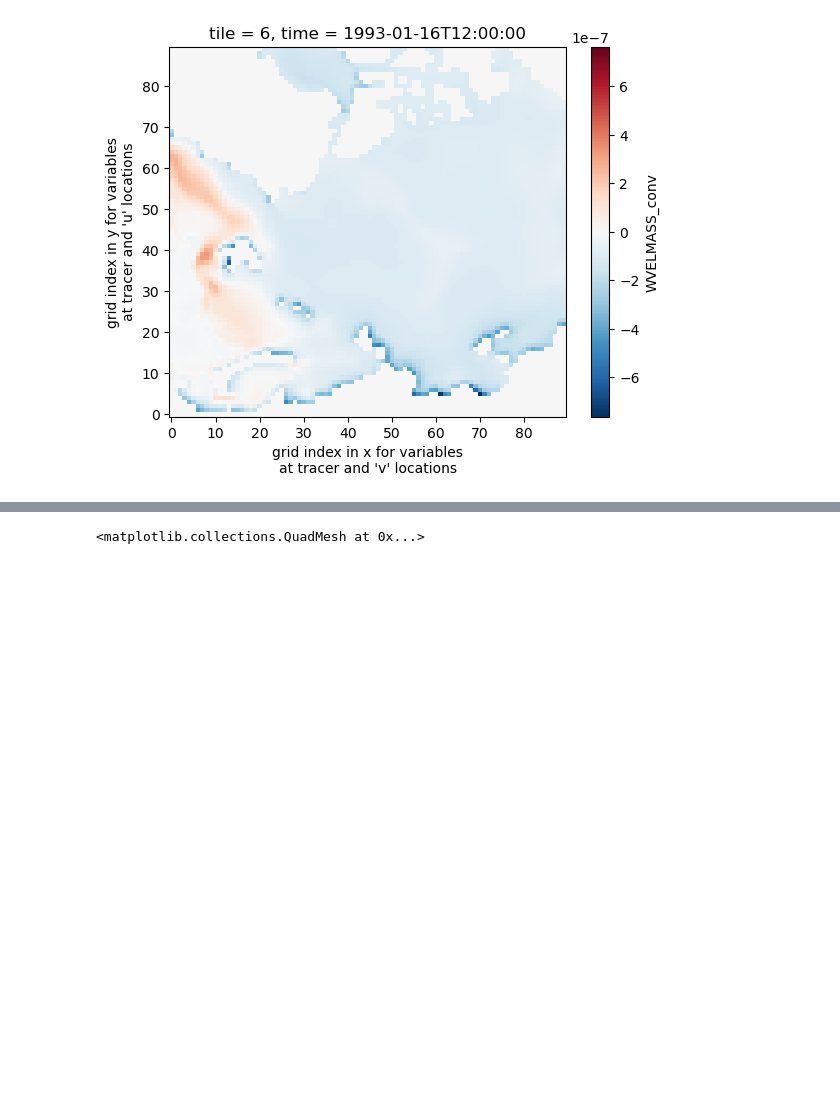
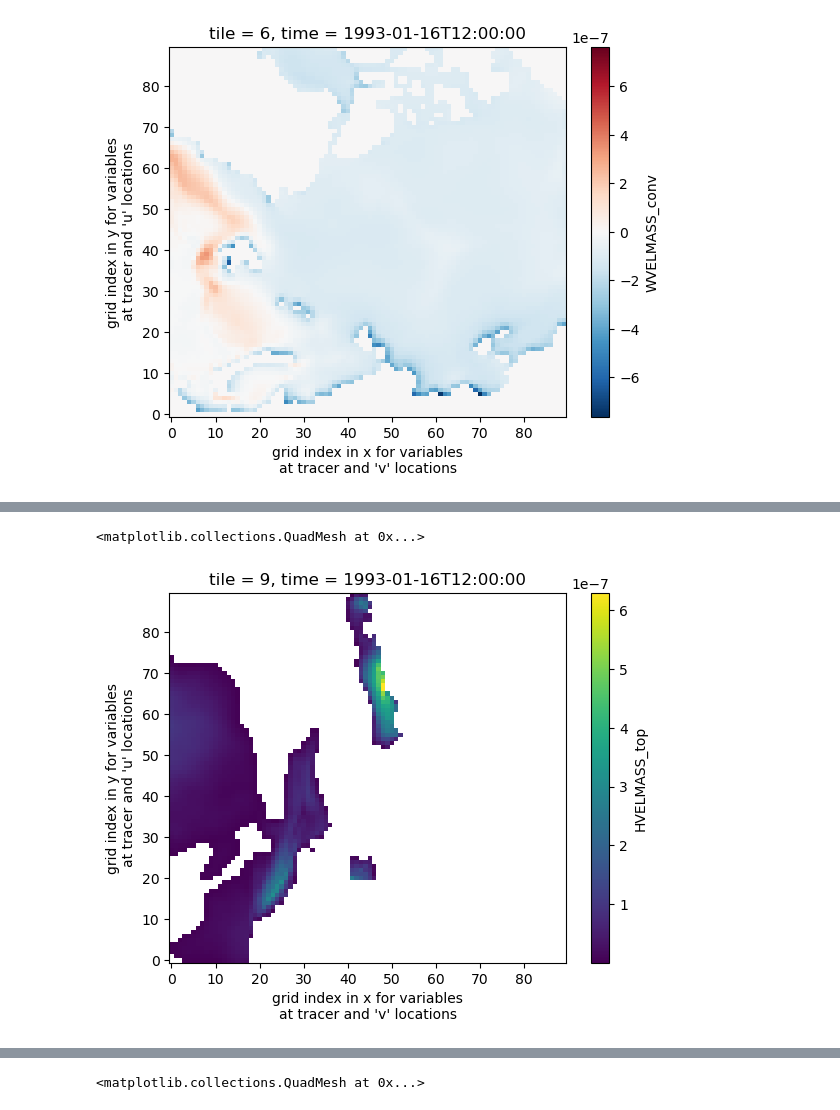
Before and after one commit to anthony-meza/xbudget, a Jupyter notebook: examples/LLC90_budget_examples_mass_heat_salt.ipynb, the cells around one changed output, grey strips where cells are left out. Drawn from its saved outputs; the diff is of its cells as text; code cells hidden in the pictures; blank space fills up the shorter version.

```diff
--- a/examples/LLC90_budget_examples_mass_heat_salt.ipynb
+++ b/examples/LLC90_budget_examples_mass_heat_salt.ipynb
@@ -345,0 +578,8 @@ conv.isel(time = 0, tile = 6).plot()
+# %%
+conv = (grid._ds["HVELMASS_top"])
+conv = conv.where(np.abs(conv > 0.0))
+
+conv.isel(time = 0, tile = 9).plot()
+# %% [output]
+<matplotlib.collections.QuadMesh at 0x...>
+[figure, added]
```
Also changed, not shown: parts of 16 cells of this notebook, 3 other files.
